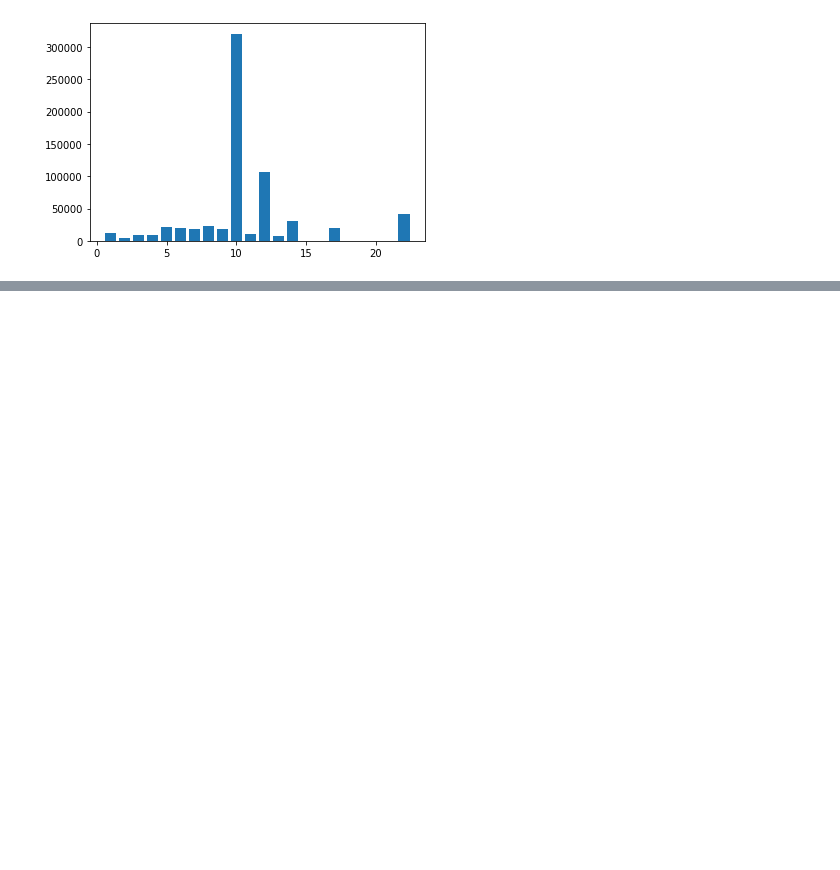
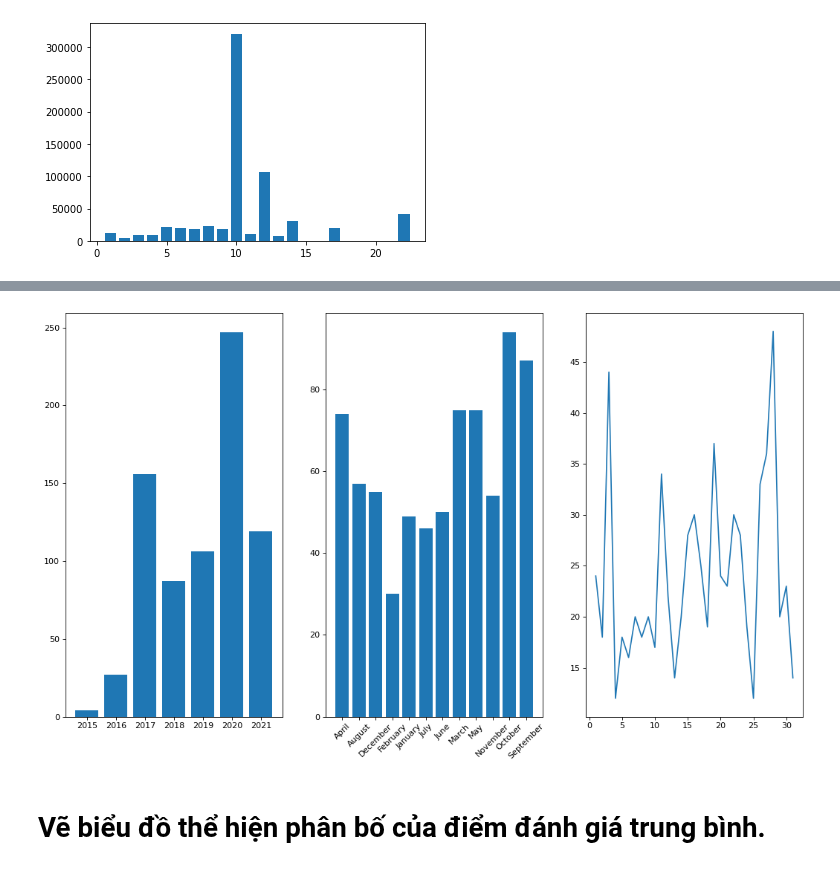
Before and after one commit to mark3000-010701/Dataanalyst, a Jupyter notebook: Bài_tập_data_Visualization_1_.ipynb, the cells around one changed output, grey strips where cells are left out. Cells and saved outputs as stored; diff of their text form; code cells hidden in the pictures; blank space fills up the shorter version.

```diff
--- a/Bài_tập_data_Visualization_1_.ipynb
+++ b/Bài_tập_data_Visualization_1_.ipynb
@@ -347,0 +498,3 @@ plt.bar(check['bedroom'],check['mean_for_bedroom'])
+# %%
+d=dataframe[['name','join_year','join_month','join_day']]
+d
@@ -347,0 +515,3 @@ plt.bar(check['bedroom'],check['mean_for_bedroom'])
+# %%
+d1=d.groupby('join_year')['name'].count().reset_index(name='amount join')
+d1
@@ -347,0 +527,4 @@ plt.bar(check['bedroom'],check['mean_for_bedroom'])
+# %%
+d2=d.groupby('join_month')['name'].count().reset_index(name='amount join')
+#d1=d1.sort_index('join_month')
+d2
@@ -347,0 +545,4 @@ plt.bar(check['bedroom'],check['mean_for_bedroom'])
+# %%
+d3=d.groupby('join_day')['name'].count().reset_index(name='amount join')
+#d1=d1.sort_index('join_month')
+d3
@@ -347,0 +567,19 @@ plt.bar(check['bedroom'],check['mean_for_bedroom'])
+# %%
+from matplotlib.pyplot import figure
+figure(figsize=(16, 9), dpi=80)
+plt.subplot(1,3,1)
+plt.bar(d1['join_year'],d1['amount join'])
+
+plt.subplot(1,3,2)
+plt.xticks(rotation=45)
+plt.bar(d2['join_month'],d2['amount join'])
+
+plt.subplot(1,3,3)
+plt.plot(d3['join_day'],d3['amount join'])
+
+
+plt.show()
+# %% [output]
+[figure, added]
+# %% [markdown]
+# Vẽ biểu đồ thể hiện phân bố của điểm đánh giá trung bình.
```
Also changed, not shown: parts of 23 cells of this notebook.
